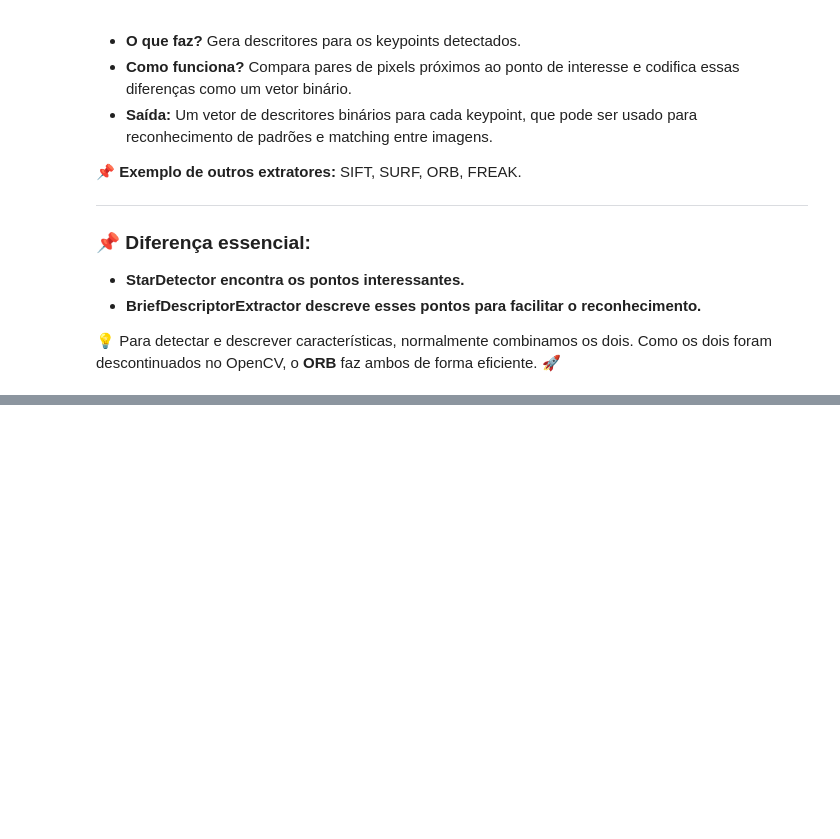
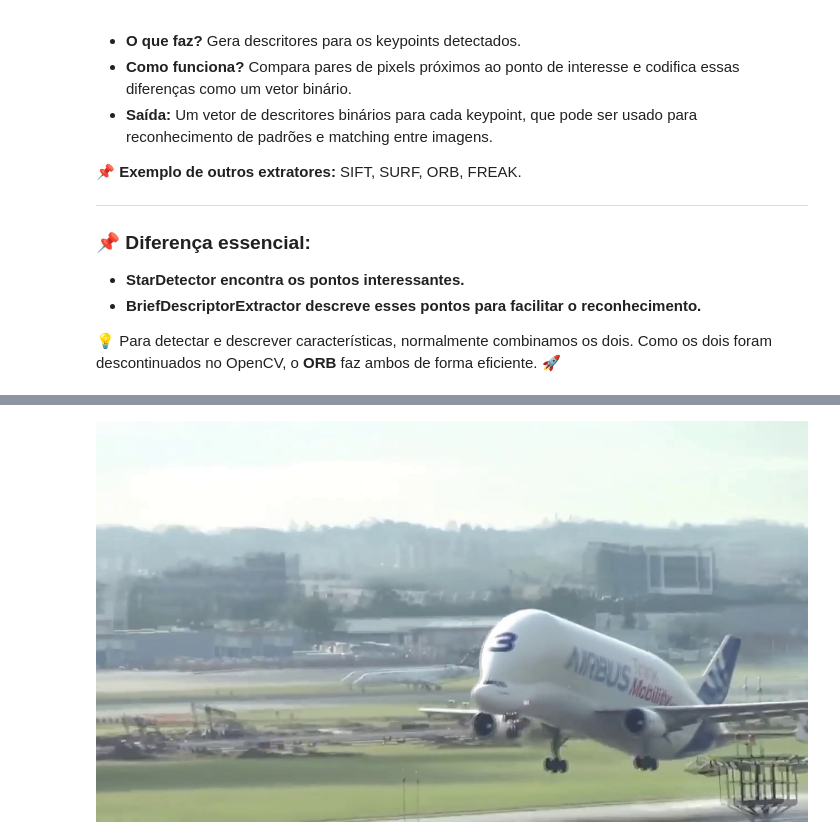
Before and after one commit to ihagoSantos/image-analysis-and-computer-vision, a Jupyter notebook: cbir_system.ipynb, the cells around one changed output, grey strips where cells are left out. Cells and saved outputs as stored; diff of their text form; code cells hidden in the pictures; blank space fills up the shorter version.

```diff
--- a/cbir_system.ipynb
+++ b/cbir_system.ipynb
@@ -220,0 +547,5 @@ A principal diferença entre **StarDetector** e **BriefDescriptorExtractor** est
+# %%
+frame = cv2.imread('frames/480.png')
+cv2_imshow(frame)
+# %% [output]
+[figure, added]
```
Also changed, not shown: parts of 22 cells of this notebook.
